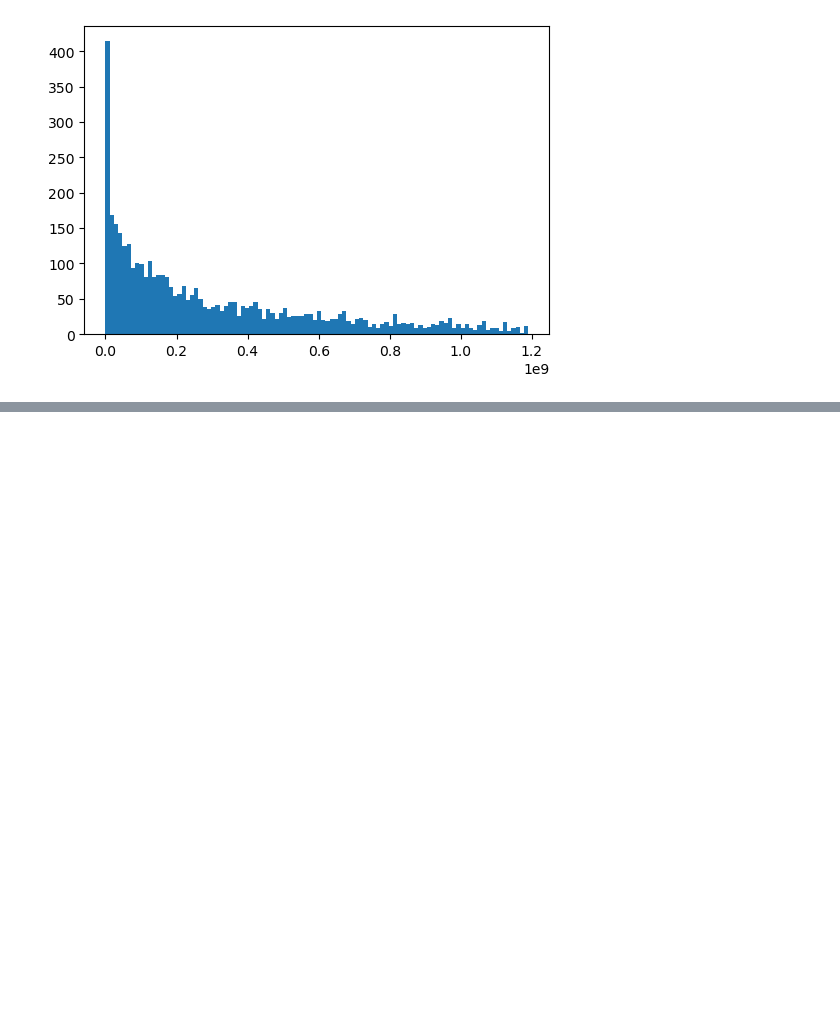
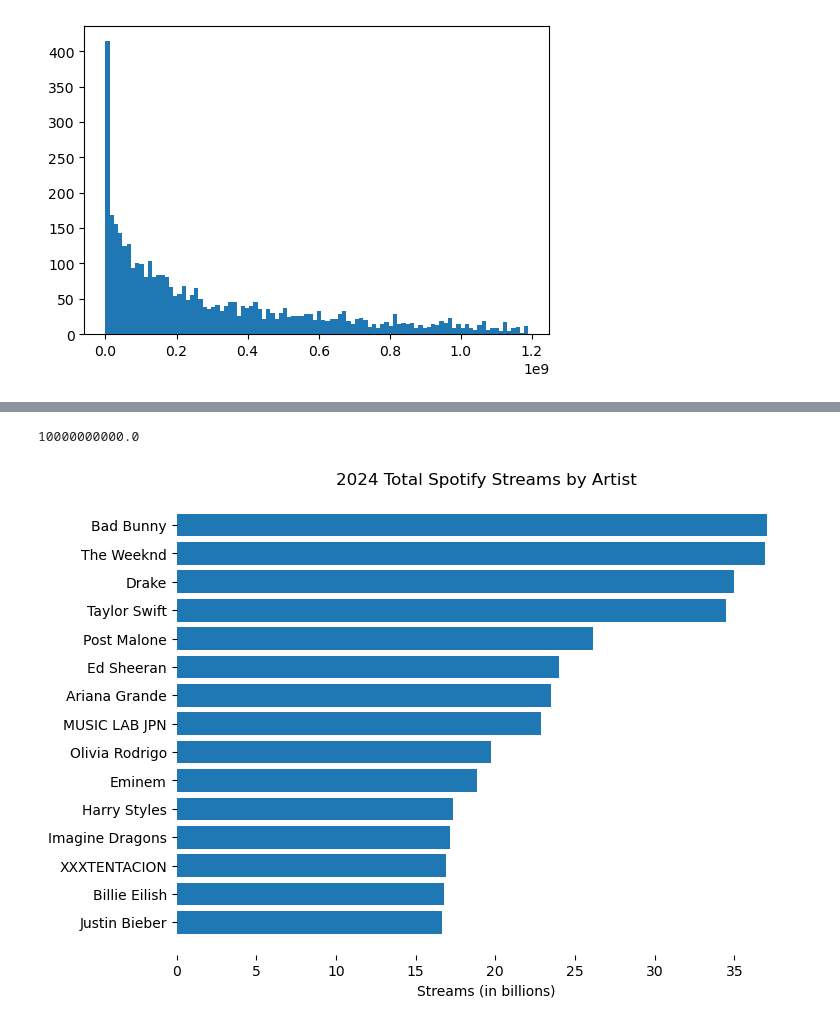
Before and after one commit to al-gent/msds_593_final, a Jupyter notebook: final.ipynb, the cells around one changed output, grey strips where cells are left out. Cells and saved outputs as stored; diff of their text form; code cells hidden in the pictures; blank space fills up the shorter version.

```diff
--- a/final.ipynb
+++ b/final.ipynb
@@ -143,0 +199,16 @@ plt.show()
+# %%
+artist_streams= df_cleaned.groupby('Artist')['Spotify Streams'].sum()
+#artist_streams = artist_streams.reset_index()
+
+artist_streams = artist_streams.sort_values(ascending=False)
+print(artist_streams)
+
+
+# len(df_cleaned['Artist'].unique())
+# print(artist_streams.index.values)
+# print(artist_streams.values)
+# art_streams_d={}
+# for artist, stream in zip(artist_streams.index.values, artist_streams.values):
+#     art_streams_d[artist] = stream
+
+# print(art_streams_d)
@@ -143,0 +229,22 @@ plt.show()
+# %%
+fig, ax = plt.subplots(figsize=(8,6))
+top15=artist_streams[:15].sort_values()
+
+x=list(top15.index.values[:15])
+y=list(top15.values[:15])
+
+ax.spines['right'].set_visible(False)
+ax.spines['top'].set_visible(False)
+ax.spines['left'].set_visible(False)
+ax.spines['bottom'].set_visible(False)
+ax.set_xlabel('Streams (in billions)')
+ax.set_title('2024 Total Spotify Streams by Artist')
+ax.barh(x,y)
+ax.set_xticks([0, 5e9, 1e10,15e9, 2e10,25e9, 3e10, 35e9])
+ax.set_xticklabels([0, 5,10,15,20,25,30,35])
+print(1e10)
+10000000000.0
+plt.show()
+# %% [output]
+10000000000.0
+[figure, added]
```
Also changed, not shown: parts of 8 cells of this notebook, 1 other file.
